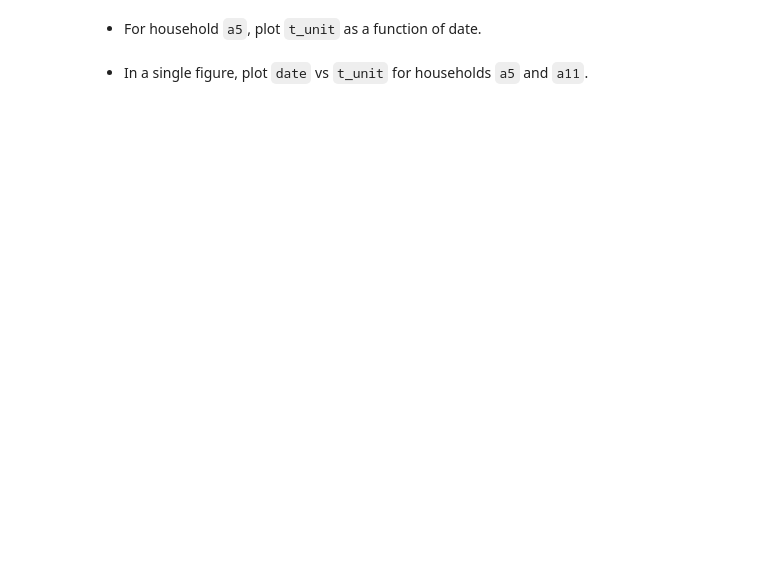
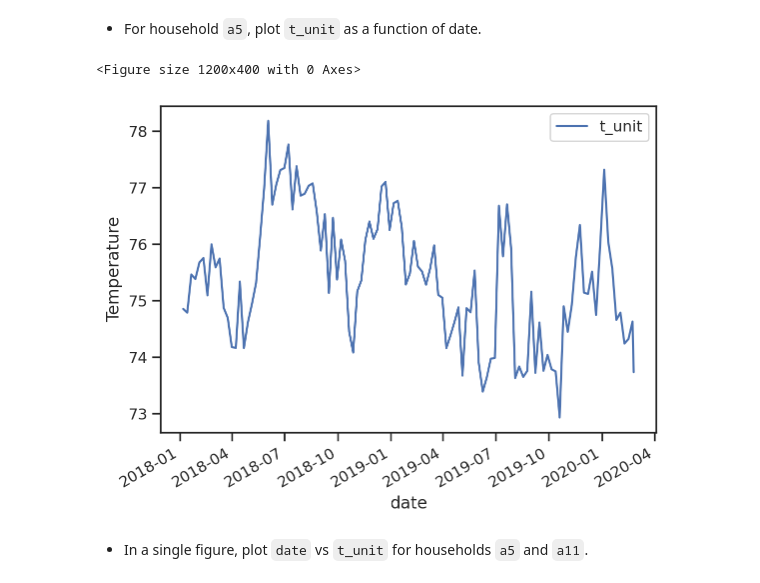
Before and after one commit to benmariner99/me-239-intro-to-data-science, a Jupyter notebook: lecture06/homework_06.ipynb, the cells around one changed output. Cells and saved outputs as stored; diff of their text form; code cells hidden in the pictures; blank space fills up the shorter version.

```diff
--- a/lecture06/homework_06.ipynb
+++ b/lecture06/homework_06.ipynb
@@ -98,0 +189,3 @@ df_a5.head()
+# %%
+df_a5 = df[df['household'] == 'a5'].copy()
+display(df_a5.head())
@@ -103,2 +201,10 @@ df_a5.head()
+# %%
+plt.figure(figsize=(12, 4));
+df_a5.plot(x='date', y='t_unit');
+plt.ylabel('Temperature');
+plt.show()
+# %% [output]
+<Figure size 1200x400 with 0 Axes>
+[figure, added]
 # %% [markdown]
 + In a single figure, plot `date` vs `t_unit` for households `a5` and `a11`.
```
Also changed, not shown: parts of 41 cells of this notebook.
